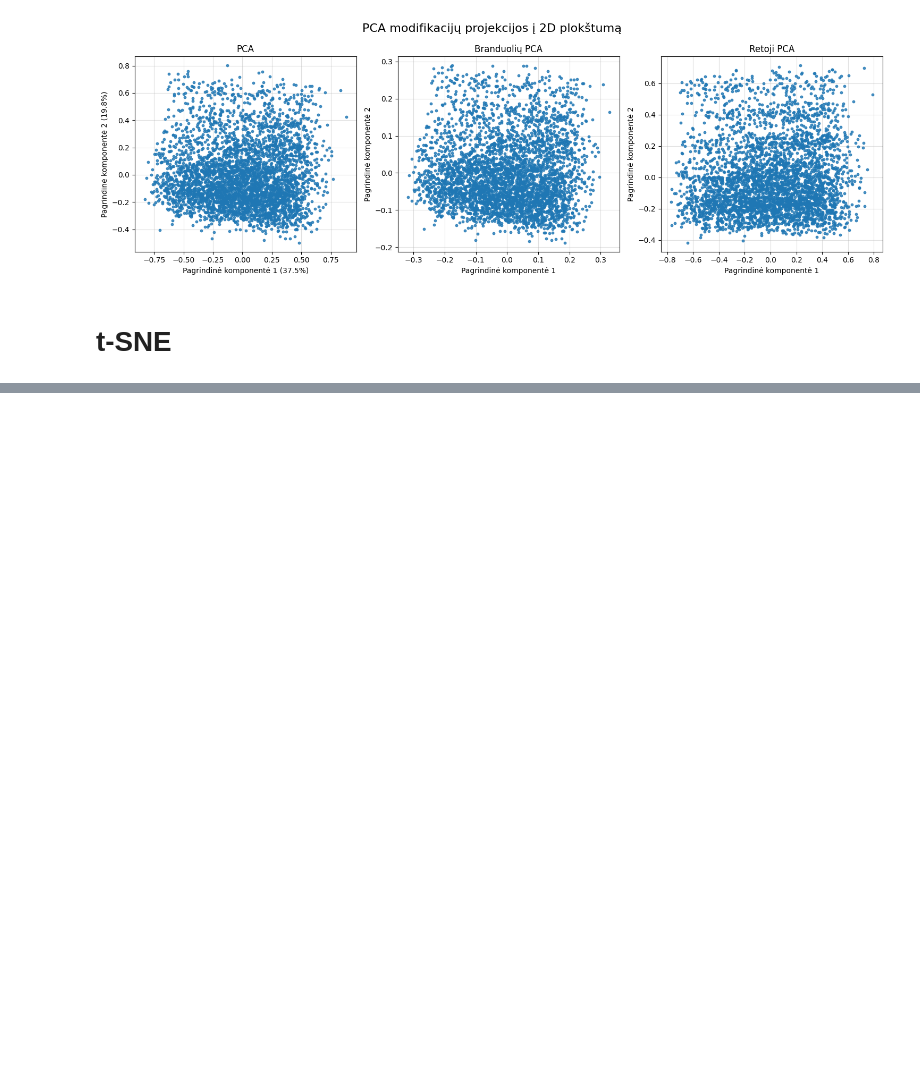
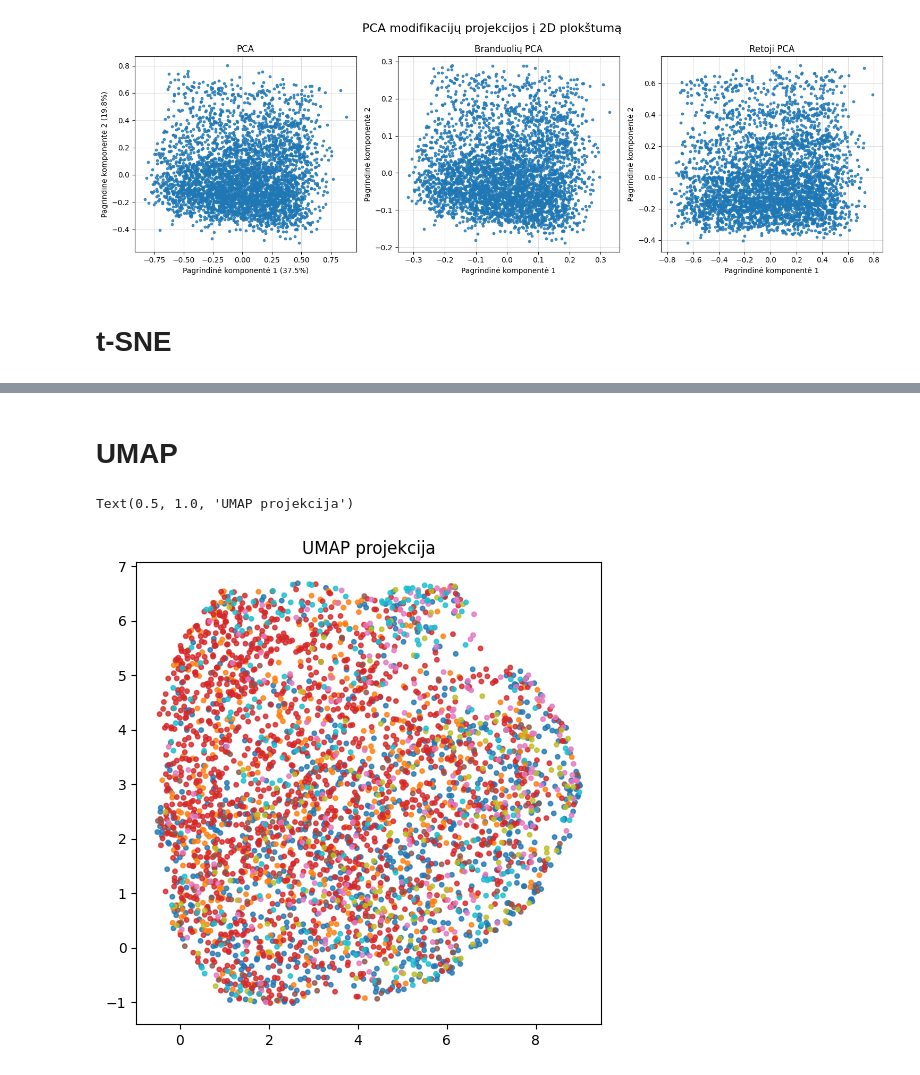
Before and after one commit to EvelinaDu/Papildomi_duomenu_vizualizavimo_skyriai, a Jupyter notebook: 2_laboratorinis/main.ipynb, the cells around one changed output, grey strips where cells are left out. Cells and saved outputs as stored; diff of their text form; code cells hidden in the pictures; blank space fills up the shorter version.

Commit message:
Add UMAP base

```diff
--- a/2_laboratorinis/main.ipynb
+++ b/2_laboratorinis/main.ipynb
@@ -215,0 +217,11 @@ plt.show()
+# %% [markdown]
+# UMAP
+# %%
+data_umap = umap.UMAP(n_neighbors=50, min_dist=0.3, metric="euclidean", n_epochs=300, learning_rate=0.1).fit_transform(full_min_max_data.select_dtypes(include=[np.number]))
+# %%
+plt.figure(figsize=(6, 6))
+plt.scatter(data_umap[:, 0], data_umap[:, 1], alpha=0.8, s=10, c=purpose_codes, cmap=cmap_purpose)
+plt.title("UMAP projekcija")
+# %% [output]
+Text(0.5, 1.0, 'UMAP projekcija')
+[figure, added]
```
Also changed, not shown: parts of 4 cells of this notebook, 1 other file.
